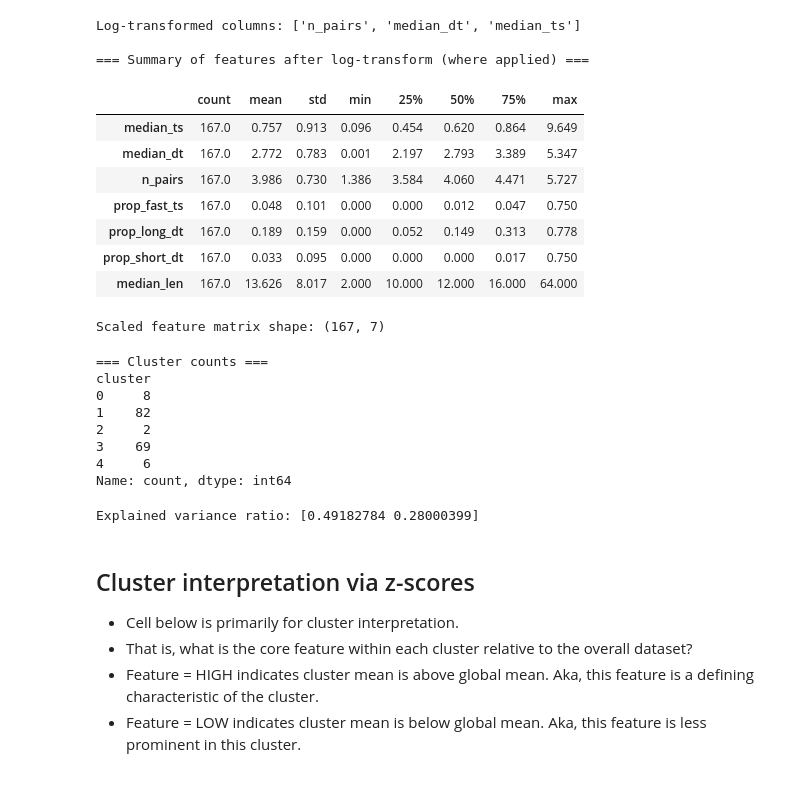
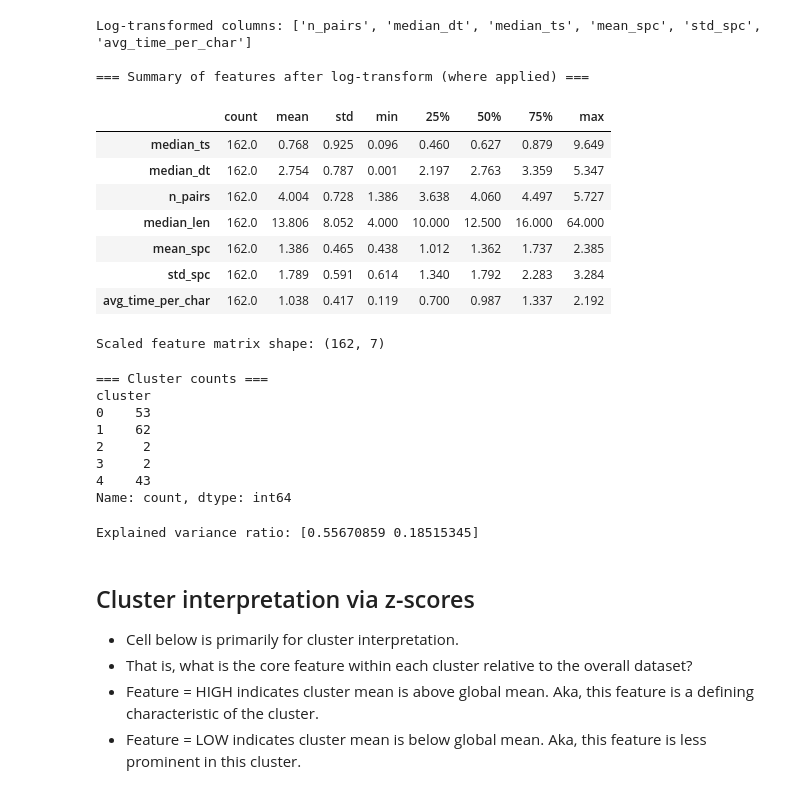
Before and after one commit to LewNew/PhD, a Jupyter notebook: projects/typing_speed/notebooks/Typing_Clustering.ipynb, the cells around one changed output. Saved outputs shown, nothing was run; the diff lists cells and outputs as text; code cells hidden in the pictures.

```diff
--- a/projects/typing_speed/notebooks/Typing_Clustering.ipynb
+++ b/projects/typing_speed/notebooks/Typing_Clustering.ipynb
@@ -39,7 +39,7 @@ os.makedirs("output", exist_ok=True)
 # %%
 # Load session-level features & basic info
 
-SESSION_FEATURES_PATH = "output/cyberlab_session_features_tukey_time_ts.csv"
+SESSION_FEATURES_PATH = "output/cyberlab_clustering_features.csv"
 
 df_sess = pd.read_csv(SESSION_FEATURES_PATH)
 
@@ -103,22 +103,20 @@ Sessions retained for clustering: 167
 # Features chosen to capture:
 # - median typing speed and delay (robust to outliers)
 # - total "volume" (n_pairs)
-# - proportion of very fast typing (paste/script bursts)
-# - proportion of long pauses
-# - proportion of short pauses
 # - typical command length (median_len)
+# - SPC-based behaviour (mean_spc, std_spc, avg_time_per_char)
 
 features = [
-    "median_ts",      # speed (chars/s)
-    "median_dt",      # thinking time (s)
-    "n_pairs",        # session volume
-    "prop_fast_ts",   # burstiness / paste-scripts
-    "prop_long_dt",   # long pauses
-    "prop_short_dt",  # short pauses
-    "median_len",     # typical command length
+    "median_ts",        # speed (chars/s)
+    "median_dt",        # thinking time (s)
+    "n_pairs",          # session volume
+    "median_len",       # typical command length
+    "mean_spc",         # mean seconds per char (from SPC-based stats)
+    "std_spc",          # variability in seconds per char
+    "avg_time_per_char" # sum(time_diff) / sum(cmd_length)
 ]
 
-# Keep only those columns that exist just in case
+# Keep only those columns that actually exist (defensive)
 features = [c for c in features if c in df_clust.columns]
 
 print("Using features for clustering:")
@@ -152,29 +150,37 @@ Using features for clustering:
 # %%
-# Log-transform skewed features (time + counts)
+# Log-transform skewed features (time + counts + SPC)
 
 # These are expected to be heavy-tailed, so we work in log-space
-log_features = ["n_pairs", "median_dt", "median_ts"]
+log_features = [
+    "n_pairs",
+    "median_dt",
+    "median_ts",
+    "mean_spc",
+    "std_spc",
+    "avg_time_per_char",
+]
 log_features = [c for c in log_features if c in X.columns]
 
 for col in log_features:
+    # log1p handles zeros safely; SPC should be > 0 but this keeps things robust
     X[col] = np.log1p(X[col])
 
 print("Log-transformed columns:", log_features)
 
 print("\n=== Summary of features after log-transform (where applied) ===")
 display(X.describe().T.round(3))
 # %% [output]
-Log-transformed columns: ['n_pairs', 'median_dt', 'median_ts']
+Log-transformed columns: ['n_pairs', 'median_dt', 'median_ts', 'mean_spc', 'std_spc', 'avg_time_per_char']
 
 === Summary of features after log-transform (where applied) ===
 |  | count | mean | std | min | 25% | 50% | 75% | max |
-| median_ts | 167.0 | 0.757 | 0.913 | 0.096 | 0.454 | 0.620 | 0.864 | 9.649 |
-| median_dt | 167.0 | 2.772 | 0.783 | 0.001 | 2.197 | 2.793 | 3.389 | 5.347 |
-| n_pairs | 167.0 | 3.986 | 0.730 | 1.386 | 3.584 | 4.060 | 4.471 | 5.727 |
-| prop_fast_ts | 167.0 | 0.048 | 0.101 | 0.000 | 0.000 | 0.012 | 0.047 | 0.750 |
-| prop_long_dt | 167.0 | 0.189 | 0.159 | 0.000 | 0.052 | 0.149 | 0.313 | 0.778 |
-| prop_short_dt | 167.0 | 0.033 | 0.095 | 0.000 | 0.000 | 0.000 | 0.017 | 0.750 |
-| median_len | 167.0 | 13.626 | 8.017 | 2.000 | 10.000 | 12.000 | 16.000 | 64.000 |
+| median_ts | 162.0 | 0.768 | 0.925 | 0.096 | 0.460 | 0.627 | 0.879 | 9.649 |
+| median_dt | 162.0 | 2.754 | 0.787 | 0.001 | 2.197 | 2.763 | 3.359 | 5.347 |
+| n_pairs | 162.0 | 4.004 | 0.728 | 1.386 | 3.638 | 4.060 | 4.497 | 5.727 |
+| median_len | 162.0 | 13.806 | 8.052 | 4.000 | 10.000 | 12.500 | 16.000 | 64.000 |
+| mean_spc | 162.0 | 1.386 | 0.465 | 0.438 | 1.012 | 1.362 | 1.737 | 2.385 |
+| std_spc | 162.0 | 1.789 | 0.591 | 0.614 | 1.340 | 1.792 | 2.283 | 3.284 |
+| avg_time_per_char | 162.0 | 1.038 | 0.417 | 0.119 | 0.700 | 0.987 | 1.337 | 2.192 |
 # %%
 # Standardise features
 
@@ -183,7 +189,7 @@ X_scaled = scaler.fit_transform(X)
 
 print("Scaled feature matrix shape:", X_scaled.shape)
 # %% [output]
-Scaled feature matrix shape: (167, 7)
+Scaled feature matrix shape: (162, 7)
 # %%
 # # KMeans model selection with elbow + silhouette
 #
@@ -244,14 +250,14 @@ print(df_clust["cluster"].value_counts().sort_index())
 # %% [output]
 === Cluster counts ===
 cluster
-0     8
-1    82
+0    53
+1    62
 2     2
-3    69
-4     6
+3     2
+4    43
 Name: count, dtype: int64
 # %%
-# Interactive PCA for 2D visualisation
+# Interactive PCA plot
 
 import plotly.express as px
 
@@ -263,7 +269,7 @@ df_clust["PCA2"] = X_pca[:, 1]
 
 print("Explained variance ratio:", pca.explained_variance_ratio_)
 
-# Hoverable columns
+# Hoverable columns (SPC-aware, prop_* removed)
 hover_cols = [
     "sample",
     "sandbox_id",
@@ -273,12 +279,12 @@ hover_cols = [
     "median_ts",
     "median_dt",
     "n_pairs",
-    "prop_fast_ts",
-    "prop_long_dt",
     "median_len",
+    "mean_spc",
+    "std_spc",
+    "avg_time_per_char",
 ]
 
-# Keep cols that exist
 hover_cols = [c for c in hover_cols if c in df_clust.columns]
 
 fig = px.scatter(
@@ -303,7 +309,7 @@ fig.show()
 # Save HTML
 fig.write_html("output/cyberlab_clusters_pca_interactive.html", include_plotlyjs="cdn")
 # %% [output]
-Explained variance ratio: [0.49182784 0.28000399]
+Explained variance ratio: [0.55670859 0.18515345]
 # %% [markdown]
 ## Cluster interpretation via z-scores
 
```
Also changed, not shown: parts of 8 cells of this notebook.
